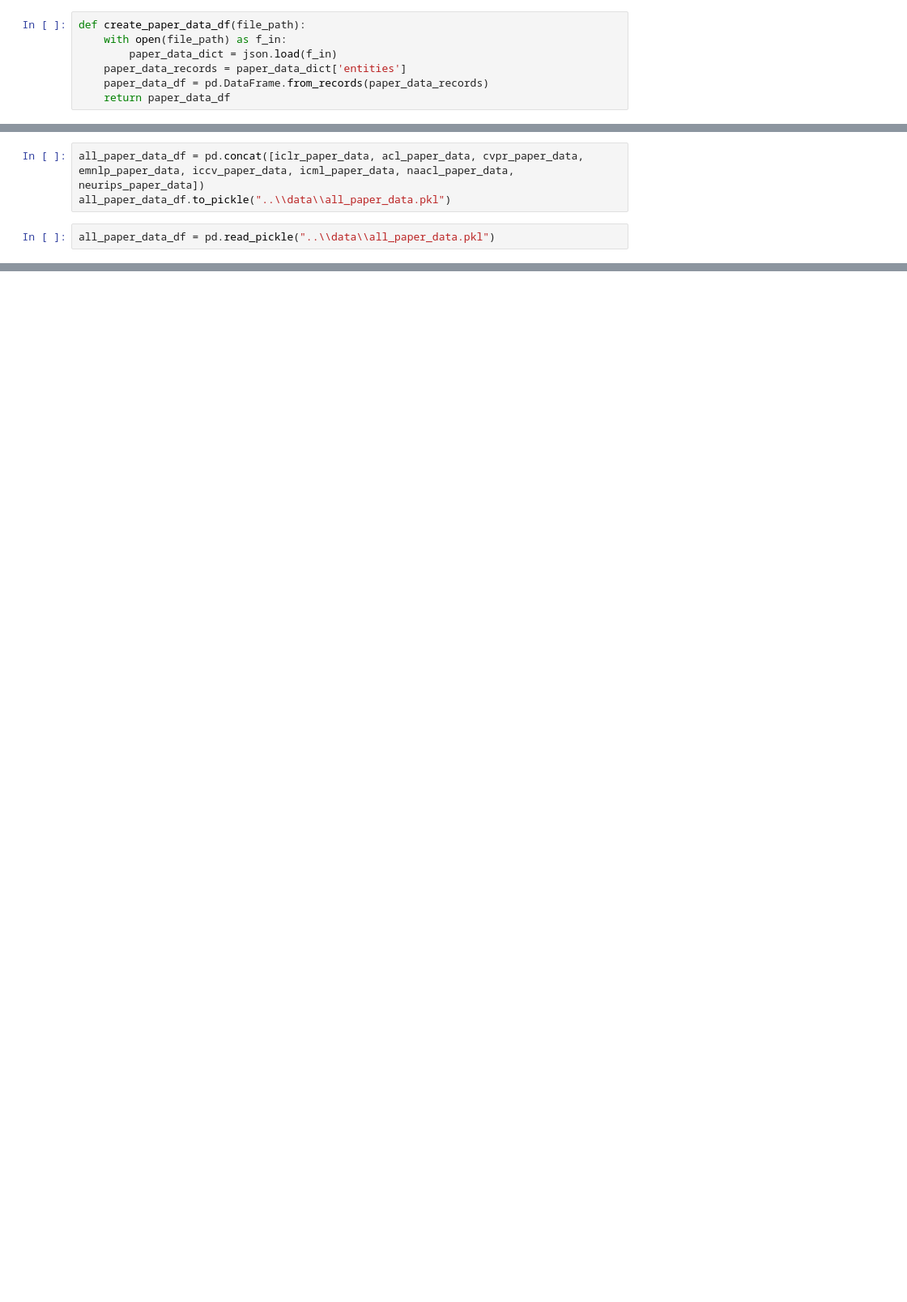
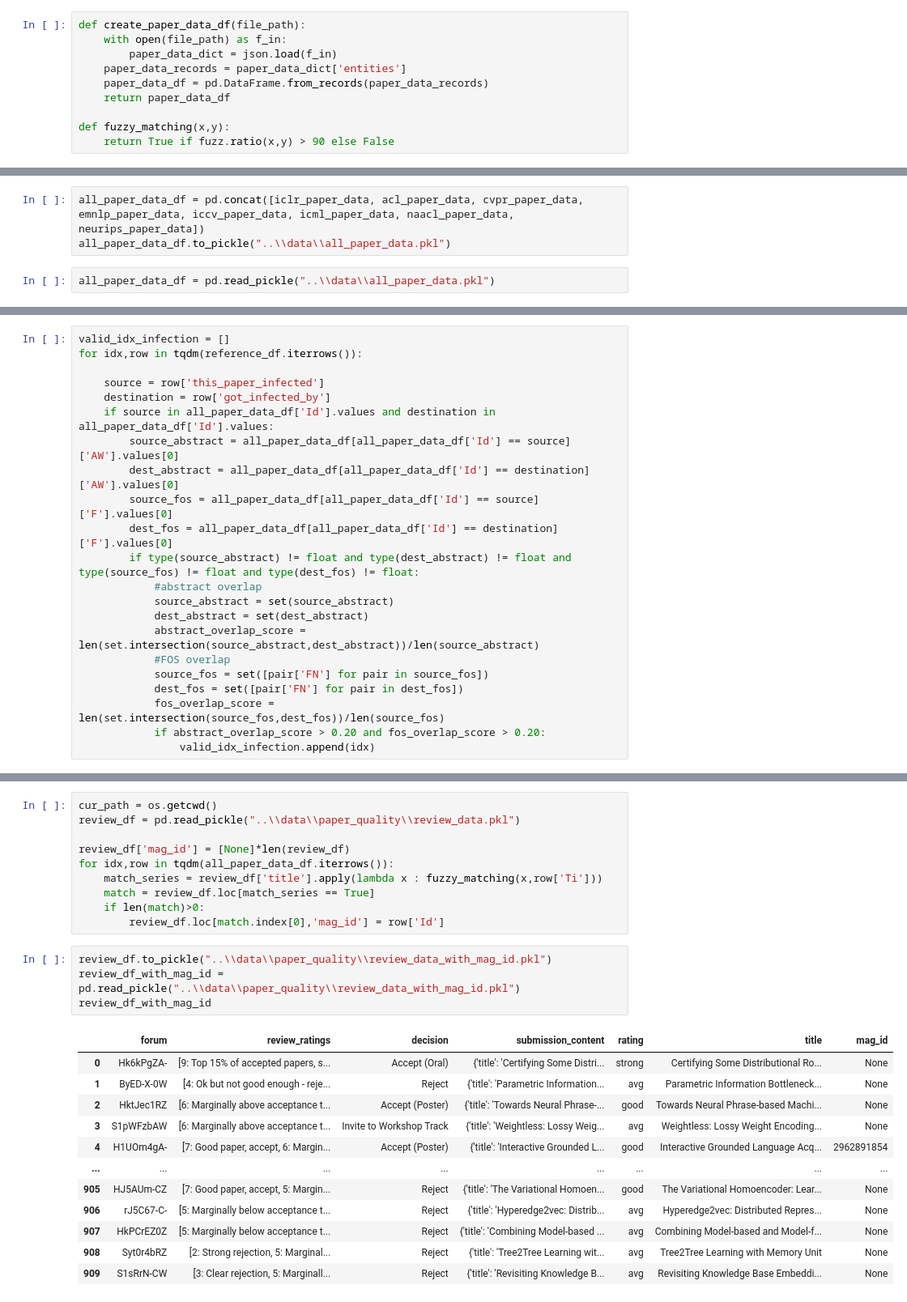
Before and after one commit to rohitmujumdar/Propagation-of-Epidemics-in-Citation-Networks, a Jupyter notebook: code/citation_network.ipynb, the cells around one changed output, grey strips where cells are left out. Shown at 81% size. Drawn from its saved outputs; the diff is of its cells as text; blank space fills up the shorter version.

```diff
--- a/code/citation_network.ipynb
+++ b/code/citation_network.ipynb
@@ -31,6 +33,9 @@ def create_paper_data_df(file_path):
     paper_data_records = paper_data_dict['entities']
     paper_data_df = pd.DataFrame.from_records(paper_data_records)
     return paper_data_df
+
+def fuzzy_matching(x,y):
+    return True if fuzz.ratio(x,y) > 90 else False
 # %%
 iclr_paper_data = create_paper_data_df(file_path_iclr)
 references_list_iclr = [(rid,row['Id']) for idx,row in tqdm(iclr_paper_data.iterrows()) if type(row['RId'])!=float for rid in row['RId']]
@@ -90,0 +96,22 @@ reference_df
+# %%
+valid_idx_infection = []
+for idx,row in tqdm(reference_df.iterrows()):
+
+    source = row['this_paper_infected']
+    destination = row['got_infected_by']
+    if source in all_paper_data_df['Id'].values and destination in all_paper_data_df['Id'].values:
+        source_abstract = all_paper_data_df[all_paper_data_df['Id'] == source]['AW'].values[0]
+        dest_abstract = all_paper_data_df[all_paper_data_df['Id'] == destination]['AW'].values[0]
+        source_fos = all_paper_data_df[all_paper_data_df['Id'] == source]['F'].values[0]
+        dest_fos = all_paper_data_df[all_paper_data_df['Id'] == destination]['F'].values[0]
+        if type(source_abstract) != float and type(dest_abstract) != float and type(source_fos) != float and type(dest_fos) != float:
+            #abstract overlap
+            source_abstract = set(source_abstract)
+            dest_abstract = set(dest_abstract)
+            abstract_overlap_score = len(set.intersection(source_abstract,dest_abstract))/len(source_abstract)
+            #FOS overlap
+            source_fos = set([pair['FN'] for pair in source_fos])
+            dest_fos = set([pair['FN'] for pair in dest_fos])
+            fos_overlap_score = len(set.intersection(source_fos,dest_fos))/len(source_fos)
+            if abstract_overlap_score > 0.20 and fos_overlap_score > 0.20:
+                valid_idx_infection.append(idx)
@@ -90,0 +139,27 @@ reference_df
+# %%
+cur_path = os.getcwd()
+review_df = pd.read_pickle("..\\data\\paper_quality\\review_data.pkl")
+
+review_df['mag_id'] = [None]*len(review_df)
+for idx,row in tqdm(all_paper_data_df.iterrows()):
+    match_series = review_df['title'].apply(lambda x : fuzzy_matching(x,row['Ti']))
+    match = review_df.loc[match_series == True]
+    if len(match)>0:
+        review_df.loc[match.index[0],'mag_id'] = row['Id']
+# %%
+review_df.to_pickle("..\\data\\paper_quality\\review_data_with_mag_id.pkl")
+review_df_with_mag_id = pd.read_pickle("..\\data\\paper_quality\\review_data_with_mag_id.pkl")
+review_df_with_mag_id
+# %% [output]
+|  | forum | review_ratings | decision | submission_content | rating | title | mag_id |
+| 0 | Hk6kPgZA- | [9: Top 15% of accepted papers, s... | Accept (Oral) | {'title': 'Certifying Some Distri... | strong | Certifying Some Distributional Ro... | None |
+| 1 | ByED-X-0W | [4: Ok but not good enough - reje... | Reject | {'title': 'Parametric Information... | avg | Parametric Information Bottleneck... | None |
+| 2 | HktJec1RZ | [6: Marginally above acceptance t... | Accept (Poster) | {'title': 'Towards Neural Phrase-... | good | Towards Neural Phrase-based Machi... | None |
+| 3 | S1pWFzbAW | [6: Marginally above acceptance t... | Invite to Workshop Track | {'title': 'Weightless: Lossy Weig... | avg | Weightless: Lossy Weight Encoding... | None |
+| 4 | H1UOm4gA- | [7: Good paper, accept, 6: Margin... | Accept (Poster) | {'title': 'Interactive Grounded L... | good | Interactive Grounded Language Acq... | 2962891854 |
+| ... | ... | ... | ... | ... | ... | ... | ... |
+| 905 | HJ5AUm-CZ | [7: Good paper, accept, 5: Margin... | Reject | {'title': 'The Variational Homoen... | good | The Variational Homoencoder: Lear... | None |
+| 906 | rJ5C67-C- | [5: Marginally below acceptance t... | Reject | {'title': 'Hyperedge2vec: Distrib... | avg | Hyperedge2vec: Distributed Repres... | None |
+| 907 | HkPCrEZ0Z | [5: Marginally below acceptance t... | Reject | {'title': 'Combining Model-based ... | avg | Combining Model-based and Model-f... | None |
+| 908 | Syt0r4bRZ | [2: Strong rejection, 5: Marginal... | Reject | {'title': 'Tree2Tree Learning wit... | avg | Tree2Tree Learning with Memory Unit | None |
+| 909 | S1sRrN-CW | [3: Clear rejection, 5: Marginall... | Reject | {'title': 'Revisiting Knowledge B... | avg | Revisiting Knowledge Base Embeddi... | None |
```
Also changed, not shown: parts of 11 cells of this notebook, 9 other files.
